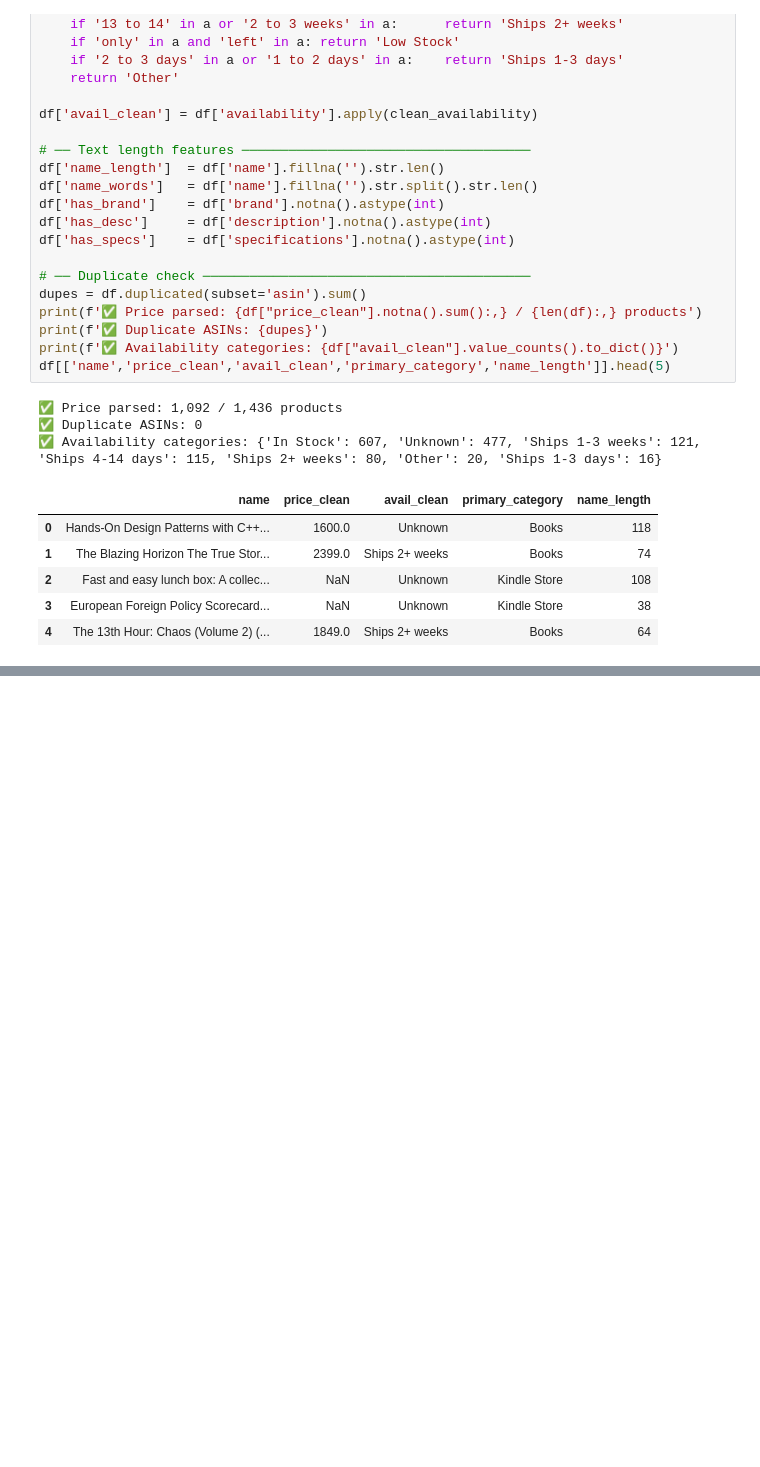
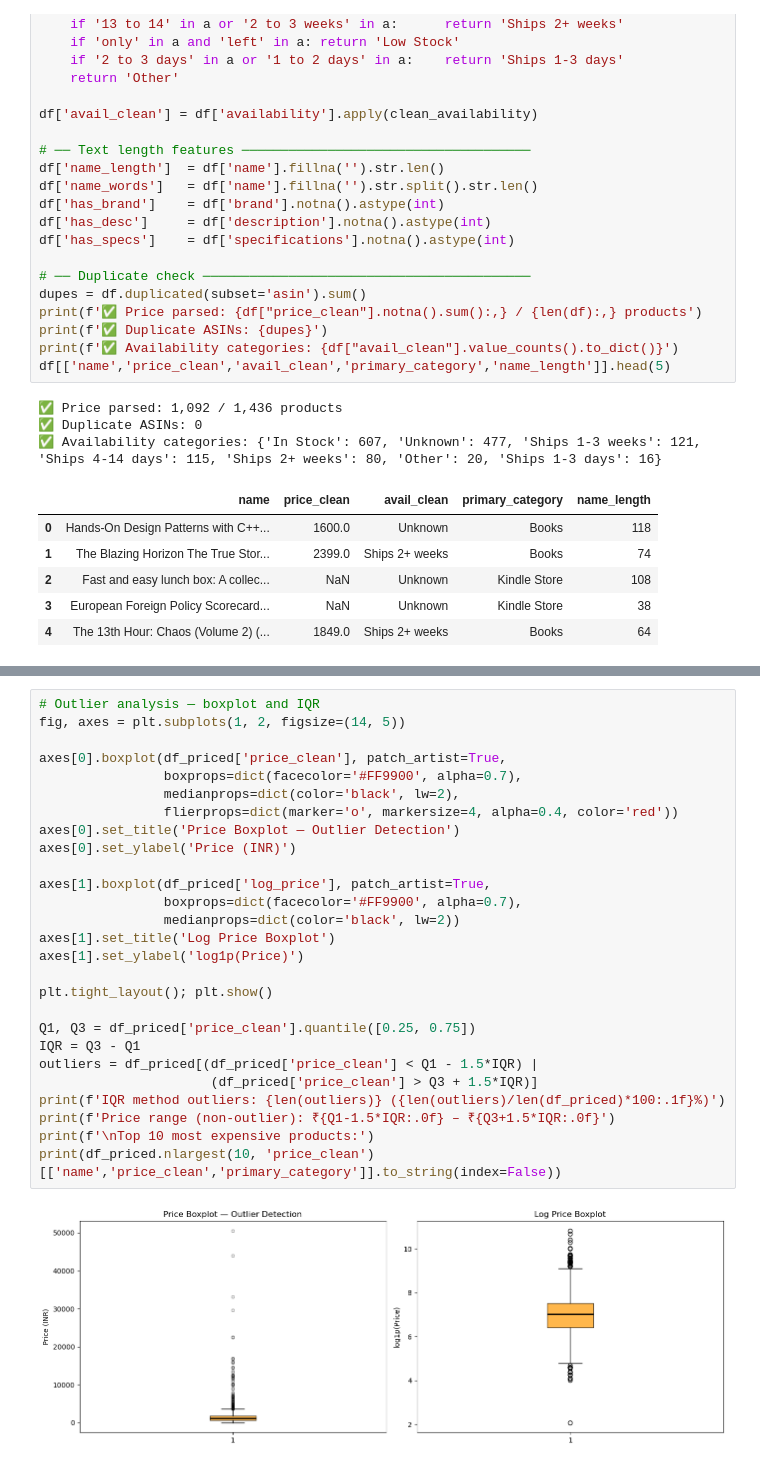
Before and after one commit to ChuyDis231/9A-IEVND-ADND-Practicas-230535, a Jupyter notebook: Practica04/Practica04_02_06.ipynb, the cells around one changed output, grey strips where cells are left out. Cells and saved outputs as stored; diff of their text form; blank space fills up the shorter version.

```diff
--- a/Practica04/Practica04_02_06.ipynb
+++ b/Practica04/Practica04_02_06.ipynb
@@ -178,0 +350,29 @@ df[['name','price_clean','avail_clean','primary_category','name_length']].head(5
+# %%
+# Outlier analysis — boxplot and IQR
+fig, axes = plt.subplots(1, 2, figsize=(14, 5))
+
+axes[0].boxplot(df_priced['price_clean'], patch_artist=True,
+                boxprops=dict(facecolor='#FF9900', alpha=0.7),
+                medianprops=dict(color='black', lw=2),
+                flierprops=dict(marker='o', markersize=4, alpha=0.4, color='red'))
+axes[0].set_title('Price Boxplot — Outlier Detection')
+axes[0].set_ylabel('Price (INR)')
+
+axes[1].boxplot(df_priced['log_price'], patch_artist=True,
+                boxprops=dict(facecolor='#FF9900', alpha=0.7),
+                medianprops=dict(color='black', lw=2))
+axes[1].set_title('Log Price Boxplot')
+axes[1].set_ylabel('log1p(Price)')
+
+plt.tight_layout(); plt.show()
+
+Q1, Q3 = df_priced['price_clean'].quantile([0.25, 0.75])
+IQR = Q3 - Q1
+outliers = df_priced[(df_priced['price_clean'] < Q1 - 1.5*IQR) |
+                      (df_priced['price_clean'] > Q3 + 1.5*IQR)]
+print(f'IQR method outliers: {len(outliers)} ({len(outliers)/len(df_priced)*100:.1f}%)')
+print(f'Price range (non-outlier): ₹{Q1-1.5*IQR:.0f} – ₹{Q3+1.5*IQR:.0f}')
+print(f'\nTop 10 most expensive products:')
+print(df_priced.nlargest(10, 'price_clean')[['name','price_clean','primary_category']].to_string(index=False))
+# %% [output]
+[figure, added]
```
Also changed, not shown: parts of 22 cells of this notebook, 1 other file.
